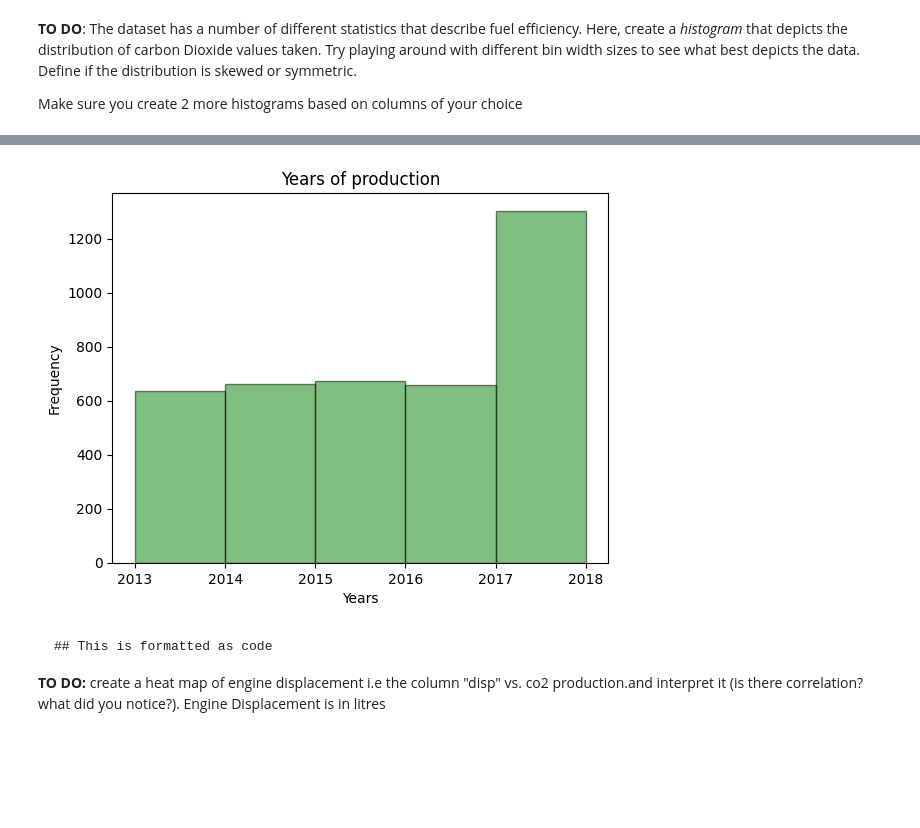
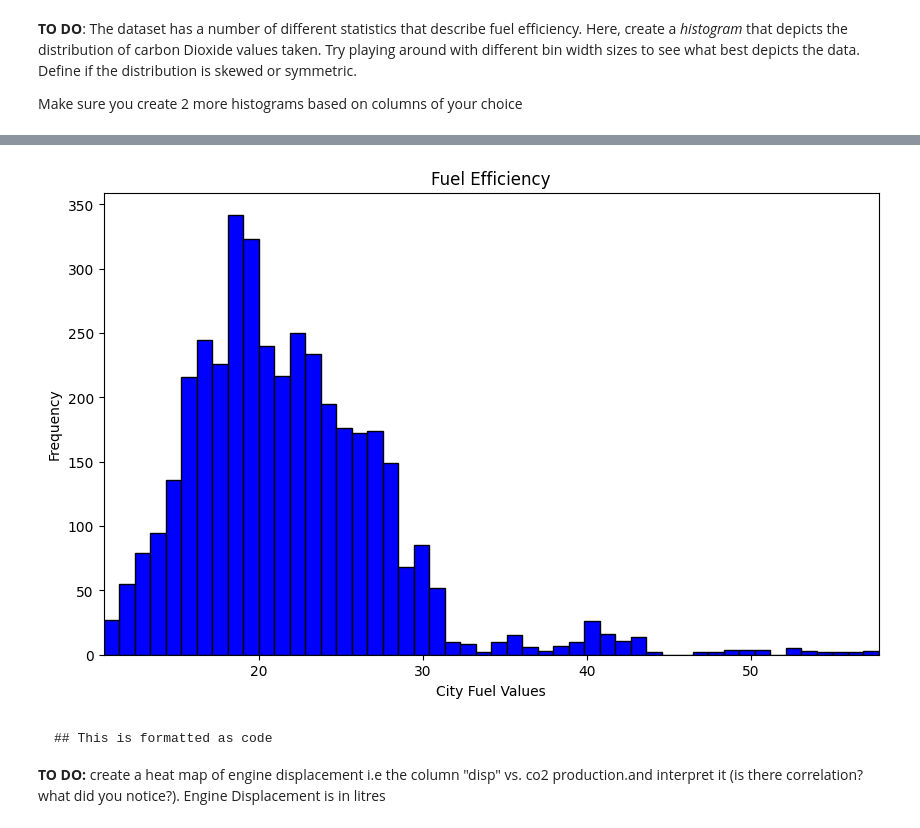
Before and after one commit to karanidenis/alu-machine_learning, a Jupyter notebook: Plotting_Assignment_ipynb_by_Denis_Karani.ipynb, the cells around one changed output, grey strips where cells are left out. Cells and saved outputs as stored; diff of their text form; code cells hidden in the pictures; blank space fills up the shorter version.

```diff
--- a/Plotting_Assignment_ipynb_by_Denis_Karani.ipynb
+++ b/Plotting_Assignment_ipynb_by_Denis_Karani.ipynb
@@ -58,16 +60,16 @@ plt.show()
 692
 29
 [figure]
-# %%
-# YOUR CODE HERE
-plt.hist(data = fuel_econ, x = 'year', bins = 5,
-         edgecolor='k', alpha=0.5, color='green')
-plt.xlabel('Years')
-plt.ylabel('Frequency')
-plt.title('Years of production')
-plt.show()
-# %% [output]
-[figure, removed]
+# %%
+plt.figure(figsize=(10, 6))
+plt.hist(fuel_econ['city'], bins=50, edgecolor='black', color='blue')
+plt.xlim(fuel_econ['city'].min(), fuel_econ['city'].max(), 20)
+plt.title('Fuel Efficiency')
+plt.xlabel('City Fuel Values')
+plt.ylabel('Frequency')
+plt.show()
+# %% [output]
+[figure, added]
 # %% [markdown]
 
 
```
Also changed, not shown: parts of 1 cell of this notebook.
